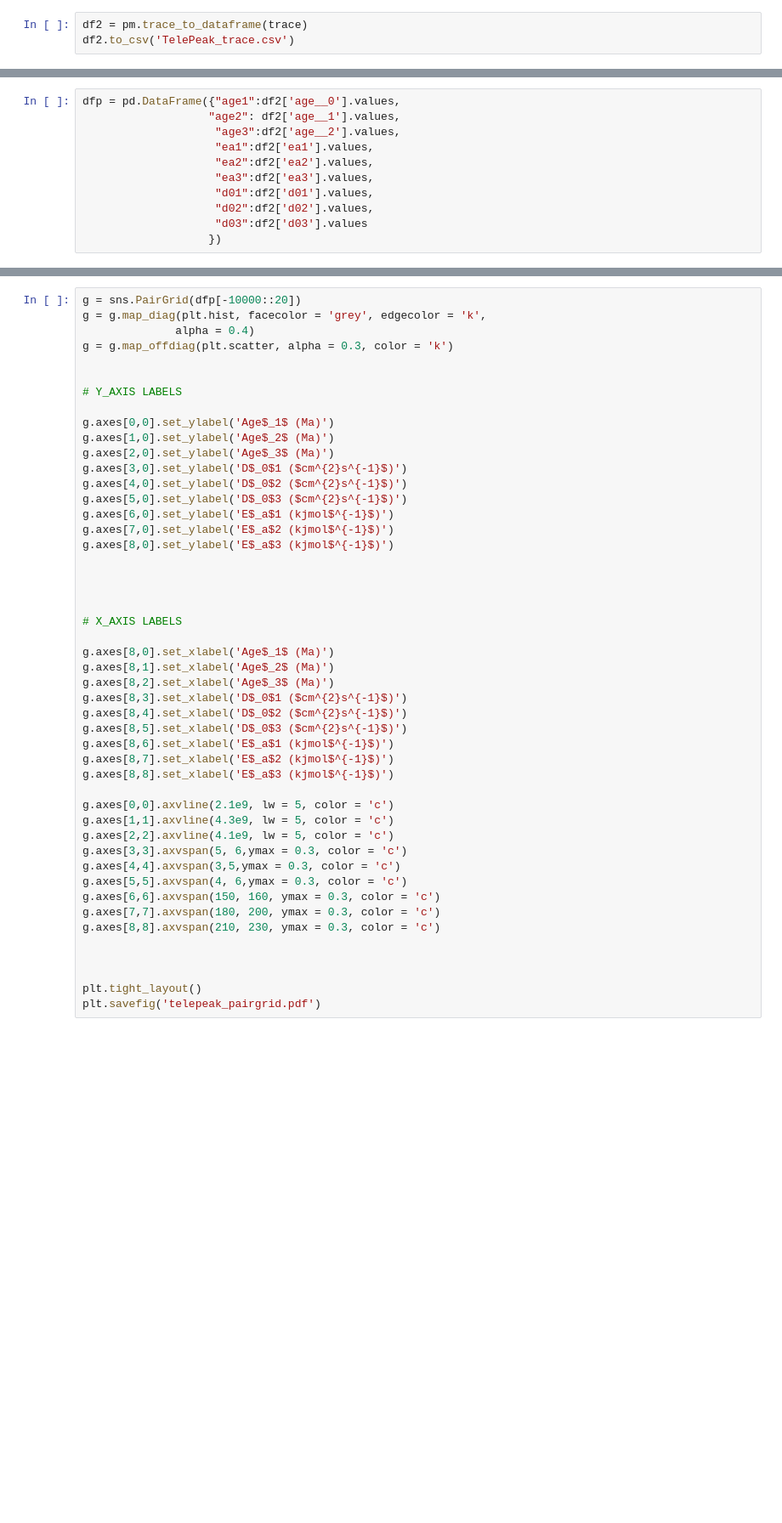
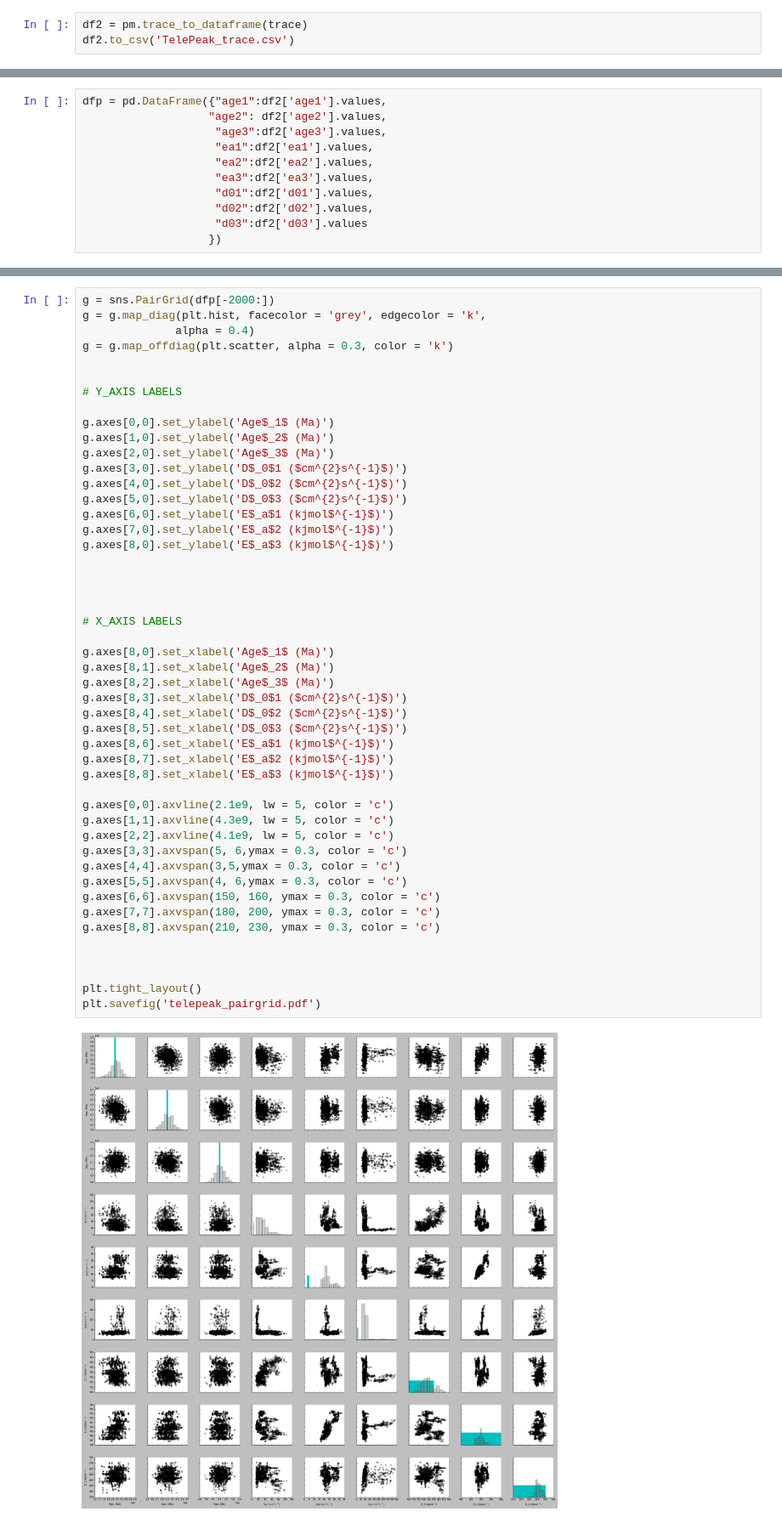
Before and after one commit to jackcarter9/Bayesian-multi-component-40Ar-39Ar-dating, a Jupyter notebook: Code/Mars Surface case Study/TelegraphPeak.ipynb, the cells around one changed output, grey strips where cells are left out. Shown at 85% size. Saved outputs shown, nothing was run; the diff lists cells and outputs as text; blank space fills up the shorter version.

```diff
--- a/Code/Mars Surface case Study/TelegraphPeak.ipynb
+++ b/Code/Mars Surface case Study/TelegraphPeak.ipynb
@@ -956,7 +987,7 @@ pm.traceplot(trace[-1000:]);
 # %%
-dfp = pd.DataFrame({"age1":df2['age__0'].values,
-                   "age2": df2['age__1'].values,
-                    "age3":df2['age__2'].values,
+dfp = pd.DataFrame({"age1":df2['age1'].values,
+                   "age2": df2['age2'].values,
+                    "age3":df2['age3'].values,
                     "ea1":df2['ea1'].values,
                     "ea2":df2['ea2'].values,
                     "ea3":df2['ea3'].values,
@@ -969,5 +998,5 @@ KeyError: 'age__0'
 # %%
-g = sns.PairGrid(dfp[-10000::20])
+g = sns.PairGrid(dfp[-2000:])
 g = g.map_diag(plt.hist, facecolor = 'grey', edgecolor = 'k',
               alpha = 0.4)
 g = g.map_offdiag(plt.scatter, alpha = 0.3, color = 'k')
@@ -987,30 +1016,32 @@ g.axes[8,0].set_ylabel('E$_a$3 (kjmol$^{-1}$)')
 
 
 
 
 # X_AXIS LABELS
 
 g.axes[8,0].set_xlabel('Age$_1$ (Ma)')
 g.axes[8,1].set_xlabel('Age$_2$ (Ma)')
 g.axes[8,2].set_xlabel('Age$_3$ (Ma)')
 g.axes[8,3].set_xlabel('D$_0$1 ($cm^{2}s^{-1}$)')
 g.axes[8,4].set_xlabel('D$_0$2 ($cm^{2}s^{-1}$)')
 g.axes[8,5].set_xlabel('D$_0$3 ($cm^{2}s^{-1}$)')
 g.axes[8,6].set_xlabel('E$_a$1 (kjmol$^{-1}$)')
 g.axes[8,7].set_xlabel('E$_a$2 (kjmol$^{-1}$)')
 g.axes[8,8].set_xlabel('E$_a$3 (kjmol$^{-1}$)')
 
 g.axes[0,0].axvline(2.1e9, lw = 5, color = 'c')
 g.axes[1,1].axvline(4.3e9, lw = 5, color = 'c')
 g.axes[2,2].axvline(4.1e9, lw = 5, color = 'c')
 g.axes[3,3].axvspan(5, 6,ymax = 0.3, color = 'c')
 g.axes[4,4].axvspan(3,5,ymax = 0.3, color = 'c')
 g.axes[5,5].axvspan(4, 6,ymax = 0.3, color = 'c')
 g.axes[6,6].axvspan(150, 160, ymax = 0.3, color = 'c')
 g.axes[7,7].axvspan(180, 200, ymax = 0.3, color = 'c')
 g.axes[8,8].axvspan(210, 230, ymax = 0.3, color = 'c')
 
 
 
 plt.tight_layout()
 plt.savefig('telepeak_pairgrid.pdf')
+# %% [output]
+[figure, added]
```
Also changed, not shown: parts of 15 cells of this notebook.
